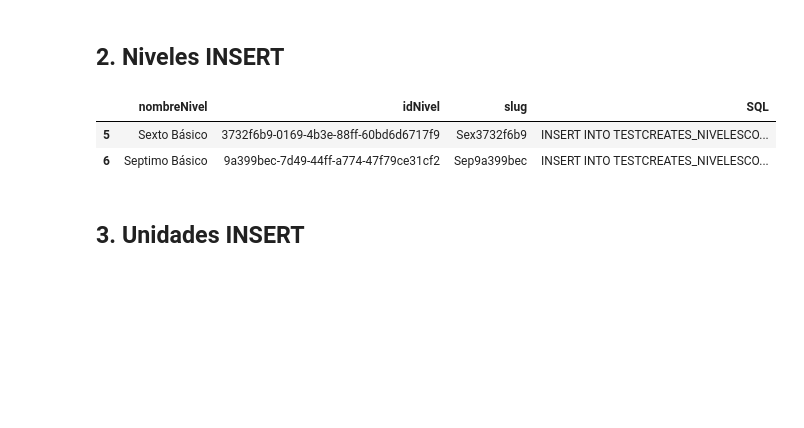
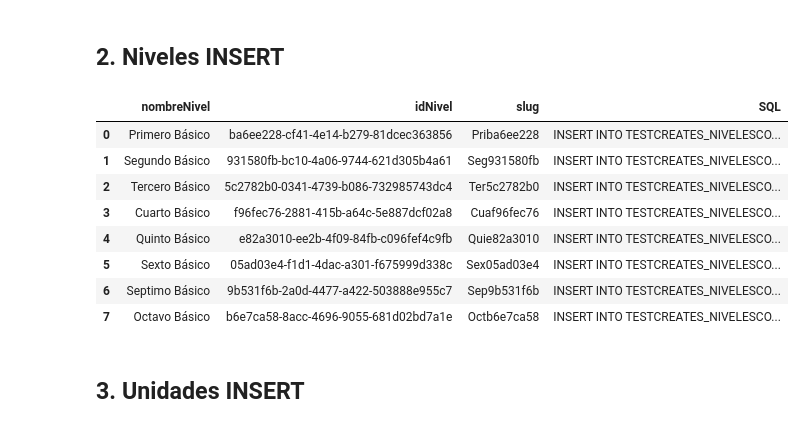
Before and after one commit to Bigote93/APIMINEDUC, a Jupyter notebook: APiGOB.ipynb, the cells around one changed output. Drawn from its saved outputs; the diff is of its cells as text; code cells hidden in the pictures; blank space fills up the shorter version.

```diff
--- a/APiGOB.ipynb
+++ b/APiGOB.ipynb
@@ -179,7 +177,7 @@ DF_OBJETIVOS
 ## 1. Asignaturas INSERT
 # %%
 for fila in range(len(ASIGNATURAS_DF)):
-  ASIGNATURAS_DF.loc[fila,'SQL'] = f"INSERT INTO TESTCREATES_ASIGNATURA(ID_ASIGNATURA,NOMBRE_ASIGNATURA) VALUES ('{ASIGNATURAS_DF.loc[fila, 'idAsignatura']}','{ASIGNATURAS_DF.loc[fila, 'nombreAsignatura']}');"
+  ASIGNATURAS_DF.loc[fila,'SQL'] = f"INSERT INTO TESTCREATES_ASIGNATURA(ID_ASIGNATURA,NOMBRE_ASIGNATURA,SLUG) VALUES ('{ASIGNATURAS_DF.loc[fila, 'idAsignatura']}','{ASIGNATURAS_DF.loc[fila, 'nombreAsignatura']}','{ASIGNATURAS_DF.loc[fila, 'slug']}');"
 
 #Crear fichero asignaturas
 ASIGNATURAS_DF.to_excel(INSERTS_ASIGNATURAS, sheet_name='Asignaturas')
@@ -192,17 +190,23 @@ ASIGNATURAS_DF
 ## 2. Niveles INSERT
 # %%
 for fila in range(len(NIVELES_DF)):
-  NIVELES_DF.loc[fila,'SQL'] = f"INSERT INTO TESTCREATES_NIVELESCOLARIDAD(ID_NIVEL,NOMBRE_NIVEL) VALUES ('{NIVELES_DF.loc[fila, 'idNivel']}','{NIVELES_DF.loc[fila, 'nombreNivel']}');"
+  NIVELES_DF.loc[fila,'SQL'] = f"INSERT INTO TESTCREATES_NIVELESCOLARIDAD(ID_NIVEL,NOMBRE_NIVEL,SLUG) VALUES ('{NIVELES_DF.loc[fila, 'idNivel']}','{NIVELES_DF.loc[fila, 'nombreNivel']}','{NIVELES_DF.loc[fila, 'slug']}');"
 
 #Crear fichero niveles
 NIVELES_DF.to_excel(INSERTS_NIVEL, sheet_name='Niveles')
 
 
-NIVELES_DF.sample(2)
+NIVELES_DF
 # %% [output]
 |  | nombreNivel | idNivel | slug | SQL |
-| 5 | Sexto Básico | 3732f6b9-0169-4b3e-88ff-60bd6d6717f9 | Sex3732f6b9 | INSERT INTO TESTCREATES_NIVELESCO... |
-| 6 | Septimo Básico | 9a399bec-7d49-44ff-a774-47f79ce31cf2 | Sep9a399bec | INSERT INTO TESTCREATES_NIVELESCO... |
+| 0 | Primero Básico | ba6ee228-cf41-4e14-b279-81dcec363856 | Priba6ee228 | INSERT INTO TESTCREATES_NIVELESCO... |
+| 1 | Segundo Básico | 931580fb-bc10-4a06-9744-621d305b4a61 | Seg931580fb | INSERT INTO TESTCREATES_NIVELESCO... |
+| 2 | Tercero Básico | 5c2782b0-0341-4739-b086-732985743dc4 | Ter5c2782b0 | INSERT INTO TESTCREATES_NIVELESCO... |
+| 3 | Cuarto Básico | f96fec76-2881-415b-a64c-5e887dcf02a8 | Cuaf96fec76 | INSERT INTO TESTCREATES_NIVELESCO... |
+| 4 | Quinto Básico | e82a3010-ee2b-4f09-84fb-c096fef4c9fb | Quie82a3010 | INSERT INTO TESTCREATES_NIVELESCO... |
+| 5 | Sexto Básico | 05ad03e4-f1d1-4dac-a301-f675999d338c | Sex05ad03e4 | INSERT INTO TESTCREATES_NIVELESCO... |
+| 6 | Septimo Básico | 9b531f6b-2a0d-4477-a422-503888e955c7 | Sep9b531f6b | INSERT INTO TESTCREATES_NIVELESCO... |
+| 7 | Octavo Básico | b6e7ca58-8acc-4696-9055-681d02bd7a1e | Octb6e7ca58 | INSERT INTO TESTCREATES_NIVELESCO... |
 # %% [markdown]
 ## 3. Unidades INSERT
 # %%
```
Also changed, not shown: parts of 22 cells of this notebook.
